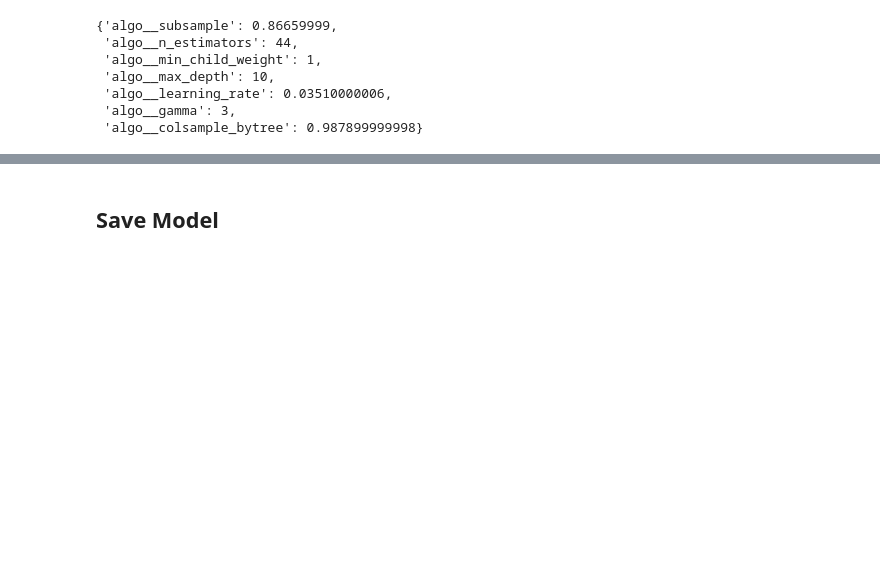
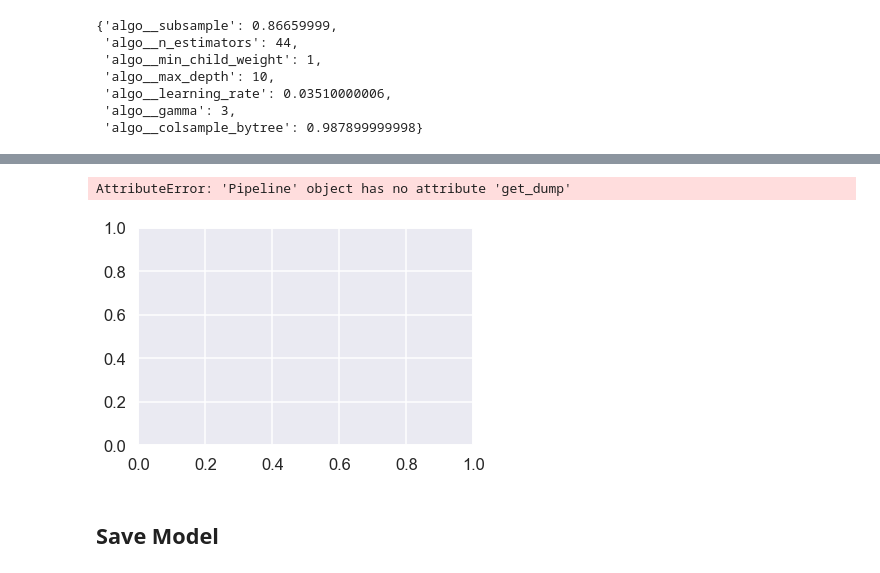
Before and after one commit to rshby/skripsi, a Jupyter notebook: Codingan/coba_Prediction_with_XgBoost.ipynb, the cells around one changed output, grey strips where cells are left out. Saved outputs shown, nothing was run; the diff lists cells and outputs as text; code cells hidden in the pictures; blank space fills up the shorter version.

```diff
--- a/Codingan/coba_Prediction_with_XgBoost.ipynb
+++ b/Codingan/coba_Prediction_with_XgBoost.ipynb
@@ -382,0 +388,15 @@ model.predict(dataTest)[0]
+# %%
+pipeline = Pipeline([
+    ("prep", preprocessor),
+    ("algo", XGBClassifier(
+        learning_rate= 0.03510000006,
+        subsample= 0.86659999,
+        n_estimators= 44,
+        min_child_weight= 1,
+        max_depth= 10,
+        gamma= 3,
+        colsample_bytree= 0.987899999998
+    ))
+])
+
+model_tanpa_R = pipeline.fit(X_train, y_train)
@@ -383,3 +405,8 @@ model.predict(dataTest)[0]
+# %%
+plot_tree(model_tanpa_R)
+# %% [output]
+AttributeError: 'Pipeline' object has no attribute 'get_dump'
+[figure, added]
 # %% [markdown]
 ## Save Model
 # %%
```
Also changed, not shown: parts of 11 cells of this notebook, 13 other files.
